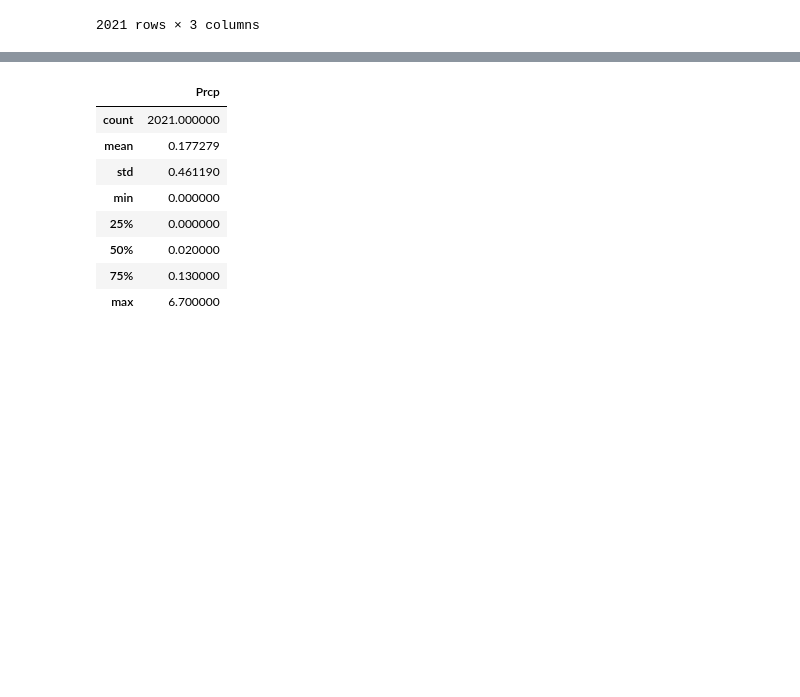
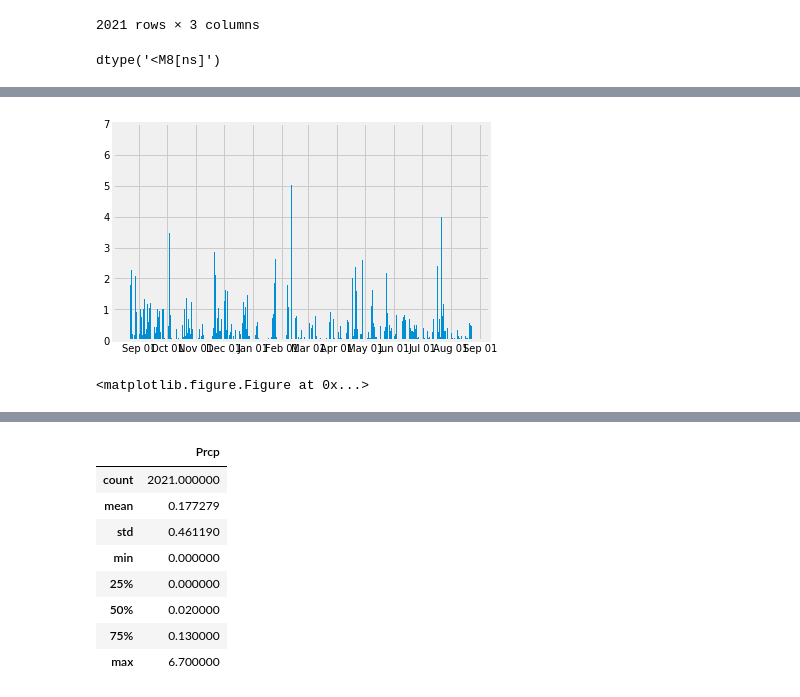
Before and after one commit to kkh1178/AdvancedDataStorageandRetrieval, a Jupyter notebook: Instructions/all_engineering_final.ipynb, the cells around one changed output, grey strips where cells are left out. Saved outputs shown, nothing was run; the diff lists cells and outputs as text; code cells hidden in the pictures; blank space fills up the shorter version.

Commit message:
Fixing graphs with tick marks

```diff
--- a/Instructions/all_engineering_final.ipynb
+++ b/Instructions/all_engineering_final.ipynb
@@ -240,28 +239,34 @@ new.reset_index()
 | 2019 | 966 | 0.00 | 2017-08-23 |
 | 2020 | 2020 | 0.45 | 2017-08-23 |
 2021 rows × 3 columns
+# %%
+#set date as index
+new = new.set_index("dates")
+new.index = pd.to_datetime(new.index)
+# %%
+new.index.dtype
+# %% [output]
+dtype('<M8[ns]')
 # %%
-#set date as index
-# new.set_index("dates", inplace=True)
+# Use Pandas Plotting with Matplotlib to plot the data
+#plt.style.use('ggplot')
+fig, ax = plt.subplots()
 
-# Use Pandas Plotting with Matplotlib to plot the data
-plt.style.use('ggplot')
-fig, ax = plt.subplots()
 ax.bar(new.index, new["Prcp"])
-# new.plot(ax=ax)
 
+months = mdates.MonthLocator()
 
 # Rotate the xticks for the dates
 #set ticks every week
-ax.xaxis.set_major_locator(mdates.MonthLocator())
+ax.xaxis.set_major_locator(months)
 
 #set major ticks format
-# ax.xaxis.set_major_formatter(mdates.DateFormatter('%b %d'))
+ax.xaxis.set_major_formatter(mdates.DateFormatter('%b %d'))
 
 
-ax.set_title('Rain Fall per Day, Aug 2016-2017')
-ax.set_xlabel('Dates')
-ax.set_ylabel('Rain')
+#ax.set_title('Rain Fall per Day, Aug 2016-2017')
+#ax.set_xlabel('Dates')
+#ax.set_ylabel('Rain')
 
 plt.show()
 plt.savefig('Rain.png')
@@ -271,3 +274,5 @@ plt.savefig('Rain.png')
+[figure, added]
+<matplotlib.figure.Figure at 0x...>
 # %%
 # Calculate the date 1 year ago from today
 print("Today's Date is:", dt.date.today())
```
Also changed, not shown: parts of 5 cells of this notebook, 2 other files.
